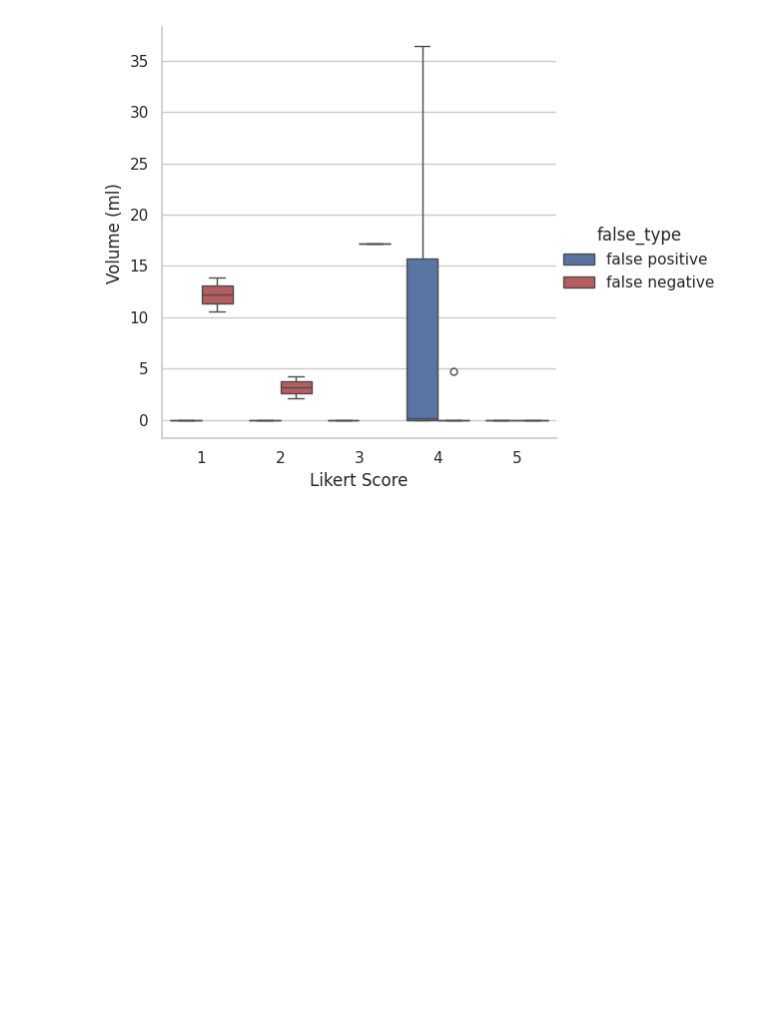
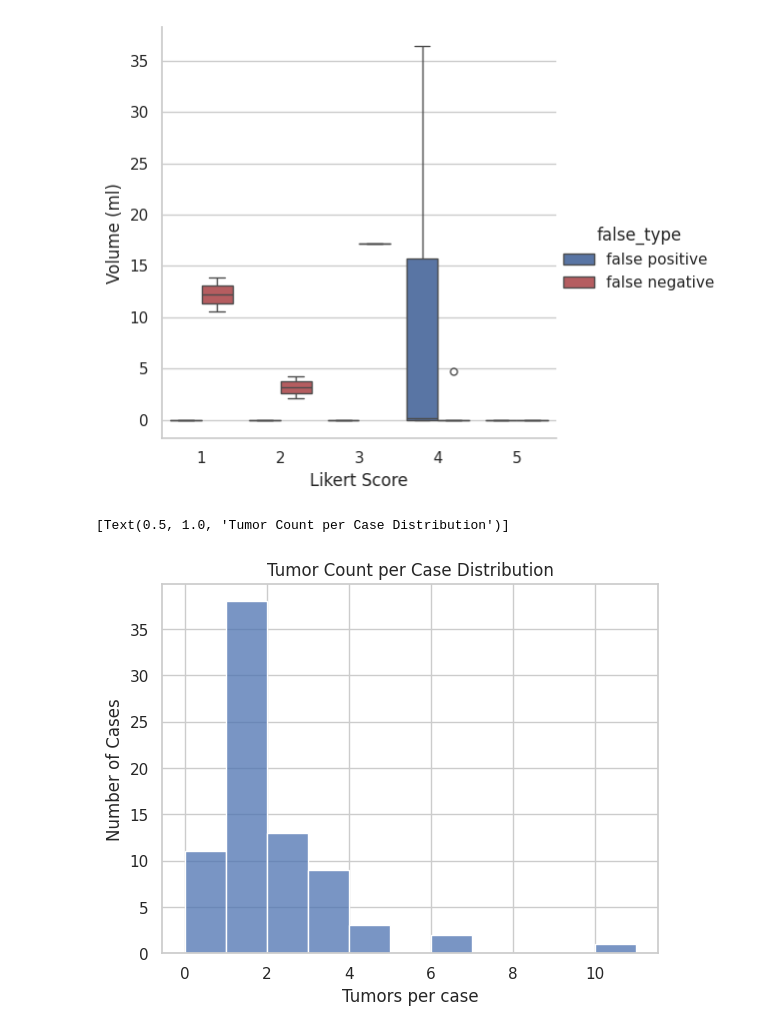
Before and after one commit to bamf-health/aimi-lung-pet-ct, a Jupyter notebook: model_performance.ipynb, the cells around one changed output. Drawn from its saved outputs; the diff is of its cells as text; code cells hidden in the pictures; blank space fills up the shorter version.

Commit message:
add lesion histogram

```diff
--- a/model_performance.ipynb
+++ b/model_performance.ipynb
@@ -543,7 +543,10 @@ We can look at the detection metrics to understand how well the AI identified th
 TP = rad_tumor_df["true_vol_overlap_cnt"].sum()
 FP = rad_tumor_df["false_pos_cnt"].sum()
 FN = rad_tumor_df["false_neg_cnt"].sum()
-P = TP + FN
+rad_tumor_df["pos_cnt"] = (
+    rad_tumor_df["true_vol_overlap_cnt"] + rad_tumor_df["false_pos_cnt"]
+)
+P = rad_tumor_df["pos_cnt"].sum()
 
 Sensitivity = TP / P
 MissRate = FN / P
@@ -597,3 +600,20 @@ FP: Kendall-τ: -0.44, p-value: 0.00
 FN: Kendall-τ: -0.73, p-value: 0.00
 <seaborn.axisgrid.FacetGrid at 0x...>
 [figure]
+# %%
+# rad_tumor_df["true_vol_overlap_cnt"]
+# plot the number of true_vol_overlap_cnt for each row
+g = sns.histplot(
+    rad_tumor_df["pos_cnt"],
+    bins=11,
+    palette=vol_cmap,
+)
+# set x-axis title
+g.set(xlabel="Tumors per case")
+# set y-axis title
+g.set(ylabel="Number of Cases")
+# set plot title
+g.set(title="Tumor Count per Case Distribution")
+# %% [output]
+[Text(0.5, 1.0, 'Tumor Count per Case Distribution')]
+[figure, added]
```
Also changed, not shown: parts of 6 cells of this notebook, 1 other file.
